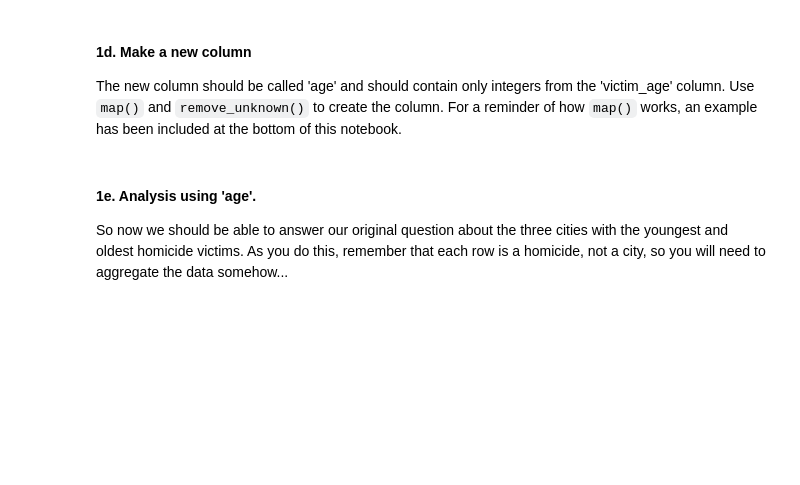
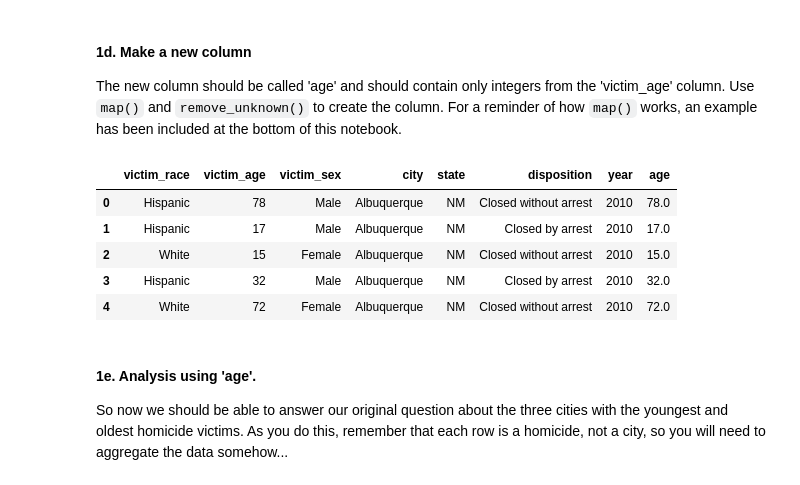
Before and after one commit to CS-DS-125/125exercises-s19, a Jupyter notebook: ch07/solutions/inclass-76-soln-1and2.ipynb, the cells around one changed output. Saved outputs shown, nothing was run; the diff lists cells and outputs as text; code cells hidden in the pictures; blank space fills up the shorter version.

```diff
--- a/ch07/solutions/inclass-76-soln-1and2.ipynb
+++ b/ch07/solutions/inclass-76-soln-1and2.ipynb
@@ -21,3 +19,6 @@ The dataset title `'homicide-revised.csv'` is adapted from a dataset developed b
+# %%
+# read the data file
+df = pd.read_csv('homicide-revised.csv')
 # %% [markdown]
 ***
 ### Cities with Youngest and Cities with the Oldest Victims
@@ -47,3 +65,9 @@ The remove_unknown function should take a single value called 'value' and then r
+# %%
+def remove_unknown(age_str):
+    if age_str == 'Unknown':
+        return None
+    else:
+        return int(age_str)
 # %% [markdown]
 #### 1d. Make a new column
 The new column should be called 'age' and should contain only integers from the 'victim_age' column. Use `map()` and `remove_unknown()` to create the column.
@@ -53,3 +75,16 @@ For a reminder of how `map()` works, an example has been included at the bottom
+# %%
+# create a new series (column) in the data frame using .map
+df['age'] = df['victim_age'].map(remove_unknown)
+
+# check to make sure it worked
+df.head()
+# %% [output]
+|  | victim_race | victim_age | victim_sex | city | state | disposition | year | age |
+| 0 | Hispanic | 78 | Male | Albuquerque | NM | Closed without arrest | 2010 | 78.0 |
+| 1 | Hispanic | 17 | Male | Albuquerque | NM | Closed by arrest | 2010 | 17.0 |
+| 2 | White | 15 | Female | Albuquerque | NM | Closed without arrest | 2010 | 15.0 |
+| 3 | Hispanic | 32 | Male | Albuquerque | NM | Closed by arrest | 2010 | 32.0 |
+| 4 | White | 72 | Female | Albuquerque | NM | Closed without arrest | 2010 | 72.0 |
 # %% [markdown]
 #### 1e. Analysis using 'age'.
 So now we should be able to answer our original question about the three cities with the youngest and oldest homicide victims. As you do this, remember that each row is a homicide, not a city, so you will need to aggregate the data somehow...
```
Also changed, not shown: parts of 35 cells of this notebook, 1 other file.
